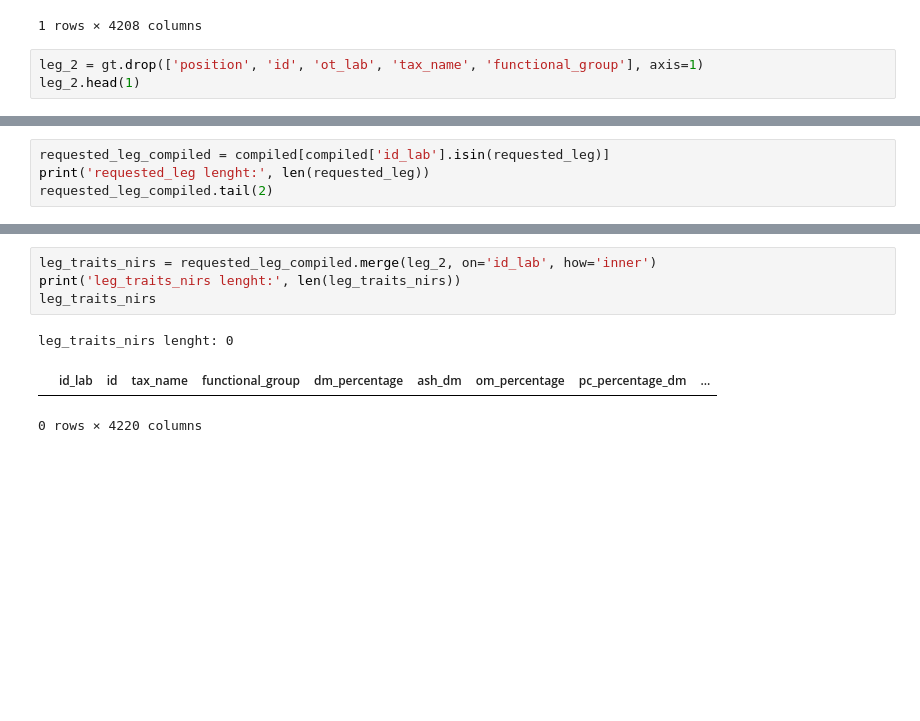
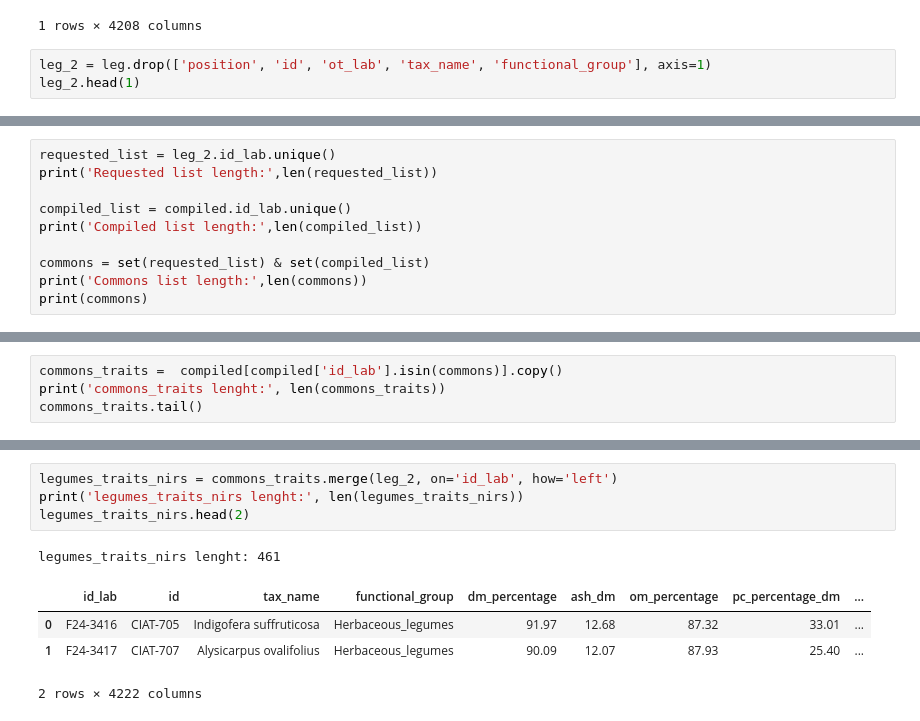
Before and after one commit to maurope/lmf, a Jupyter notebook: notebooks/2026/2026_05_22_data_delivery.ipynb, the cells around one changed output, grey strips where cells are left out. Cells and saved outputs as stored; diff of their text form; blank space fills up the shorter version.

```diff
--- a/notebooks/2026/2026_05_22_data_delivery.ipynb
+++ b/notebooks/2026/2026_05_22_data_delivery.ipynb
@@ -1030,6 +1016,6 @@ leg.head(1)
 | 0 | 1.0 | F24-3416 | CIAT-705 | OT-033 (2024) | Indigofera suffruticosa | Herbaceous | NaN | 0.983552 | 0.985116 | ... |
 1 rows × 4208 columns
 # %%
-leg_2 = gt.drop(['position', 'id', 'ot_lab', 'tax_name', 'functional_group'], axis=1)
+leg_2 = leg.drop(['position', 'id', 'ot_lab', 'tax_name', 'functional_group'], axis=1)
 leg_2.head(1)
 # %% [output]
@@ -1038,0 +1025,10 @@ leg_2.head(1)
+# %%
+requested_list = leg_2.id_lab.unique()
+print('Requested list length:',len(requested_list))
+
+compiled_list = compiled.id_lab.unique()
+print('Compiled list length:',len(compiled_list))
+
+commons = set(requested_list) & set(compiled_list)
+print('Commons list length:',len(commons))
+print(commons)
@@ -1039,5 +1040,5 @@ leg_2.head(1)
 # %%
-requested_leg_compiled = compiled[compiled['id_lab'].isin(requested_leg)]
-print('requested_leg lenght:', len(requested_leg))
-requested_leg_compiled.tail(2)
+commons_traits =  compiled[compiled['id_lab'].isin(commons)].copy()
+print('commons_traits lenght:', len(commons_traits))
+commons_traits.tail()
 # %% [output]
@@ -1048,8 +1052,10 @@ requested_leg lenght: 462
 # %%
-leg_traits_nirs = requested_leg_compiled.merge(leg_2, on='id_lab', how='inner')
-print('leg_traits_nirs lenght:', len(leg_traits_nirs))
-leg_traits_nirs
+legumes_traits_nirs = commons_traits.merge(leg_2, on='id_lab', how='left')
+print('legumes_traits_nirs lenght:', len(legumes_traits_nirs))
+legumes_traits_nirs.head(2)
 # %% [output]
-leg_traits_nirs lenght: 0
+legumes_traits_nirs lenght: 461
 |  | id_lab | id | tax_name | functional_group | dm_percentage | ash_dm | om_percentage | pc_percentage_dm | ... |
+| 0 | F24-3416 | CIAT-705 | Indigofera suffruticosa | Herbaceous_legumes | 91.97 | 12.68 | 87.32 | 33.01 | ... |
+| 1 | F24-3417 | CIAT-707 | Alysicarpus ovalifolius | Herbaceous_legumes | 90.09 | 12.07 | 87.93 | 25.40 | ... |
-0 rows × 4220 columns
+2 rows × 4222 columns
```
Also changed, not shown: parts of 11 cells of this notebook, 3 other files.
